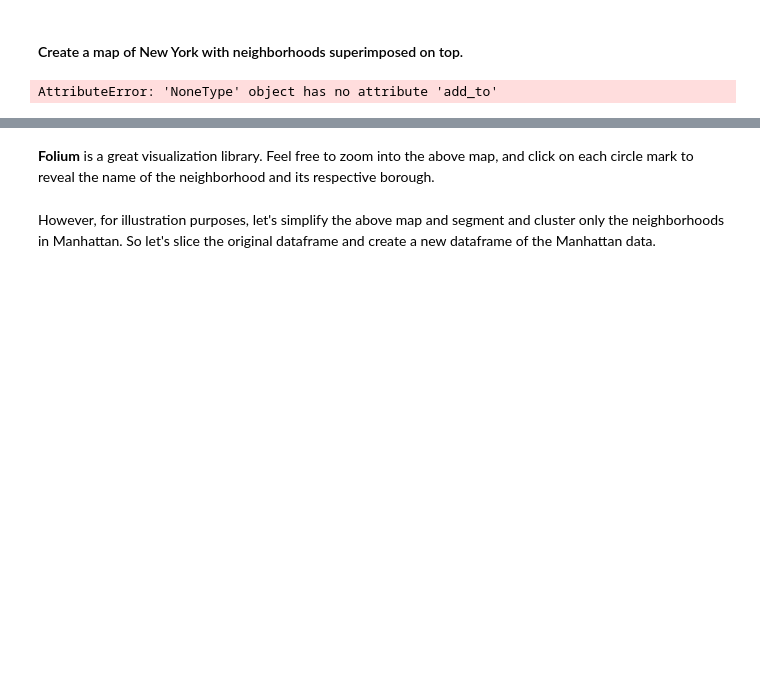
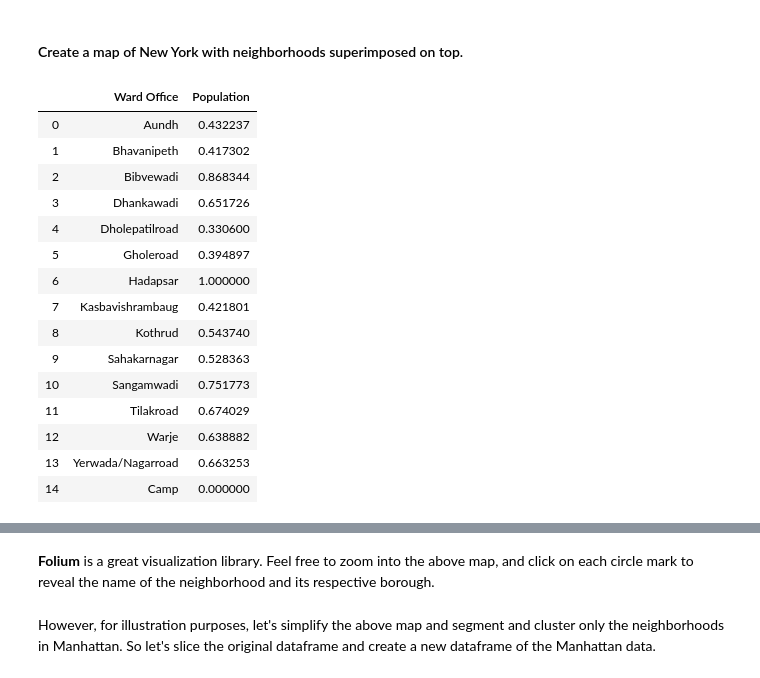
Before and after one commit to IshanDaga/Coursera_Capstone, a Jupyter notebook: DP0701EN-3-3-2-Neighborhoods-New-York-py-v1.0.ipynb, the cells around one changed output, grey strips where cells are left out. Saved outputs shown, nothing was run; the diff lists cells and outputs as text; code cells hidden in the pictures; blank space fills up the shorter version.

```diff
--- a/DP0701EN-3-3-2-Neighborhoods-New-York-py-v1.0.ipynb
+++ b/DP0701EN-3-3-2-Neighborhoods-New-York-py-v1.0.ipynb
@@ -273,24 +253,28 @@ with open('punegeo.json') as f:
-# %%
-
-
-state_geo = 'punegeo.json'
-
-m = folium.Map(location=[48, -102], zoom_start=3)
-
-m.choropleth(
-    geo_data=data,
-    name='choropleth',
-    data=df_total_pop,
-    columns=['Ward Office', 'Population'],
-    key_on='features.properties.name',
-    fill_color='YlGn',
-    fill_opacity=0.7,
-    line_opacity=0.2,
-    legend_name='Unemployment Rate'
-).add_to(m)
-
-folium.LayerControl().add_to(m)
-
-m
-# %% [output]
-AttributeError: 'NoneType' object has no attribute 'add_to'
+# %%
+import geopandas as gpd
+map_df = gpd.read_file('PuneSHP/punegeo-polygon.shp')
+map_df_1 = gpd.read_file('PuneSHP/campgeo-polygon.shp')
+map_df_1.rename(columns={"id":"name"})
+map_df_1.loc[0,"name"]="Camp"
+map_df = map_df.append(map_df_1, sort=True)
+map_df.loc[10,"name"]="Bibvewadi"
+
+pune_population['Population']=(pune_population['Population']-pune_population['Population'].min())/(pune_population['Population'].max()-pune_population['Population'].min())
+pune_population
+# %% [output]
+|  | Ward Office | Population |
+| 0 | Aundh | 0.432237 |
+| 1 | Bhavanipeth | 0.417302 |
+| 2 | Bibvewadi | 0.868344 |
+| 3 | Dhankawadi | 0.651726 |
+| 4 | Dholepatilroad | 0.330600 |
+| 5 | Gholeroad | 0.394897 |
+| 6 | Hadapsar | 1.000000 |
+| 7 | Kasbavishrambaug | 0.421801 |
+| 8 | Kothrud | 0.543740 |
+| 9 | Sahakarnagar | 0.528363 |
+| 10 | Sangamwadi | 0.751773 |
+| 11 | Tilakroad | 0.674029 |
+| 12 | Warje | 0.638882 |
+| 13 | Yerwada/Nagarroad | 0.663253 |
+| 14 | Camp | 0.000000 |
```
Also changed, not shown: parts of 13 cells of this notebook, 19 other files.
